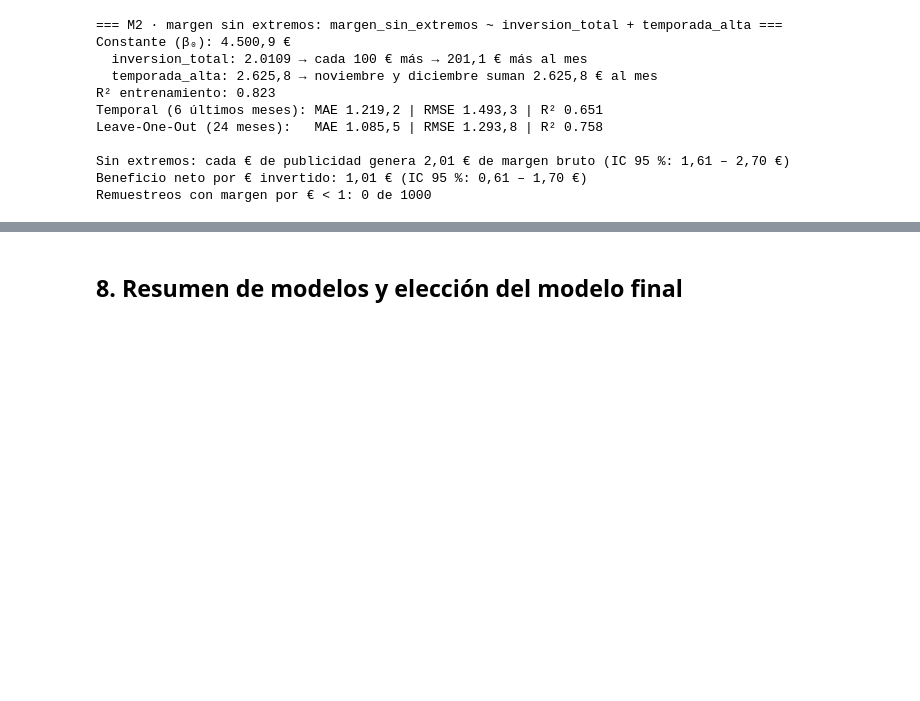
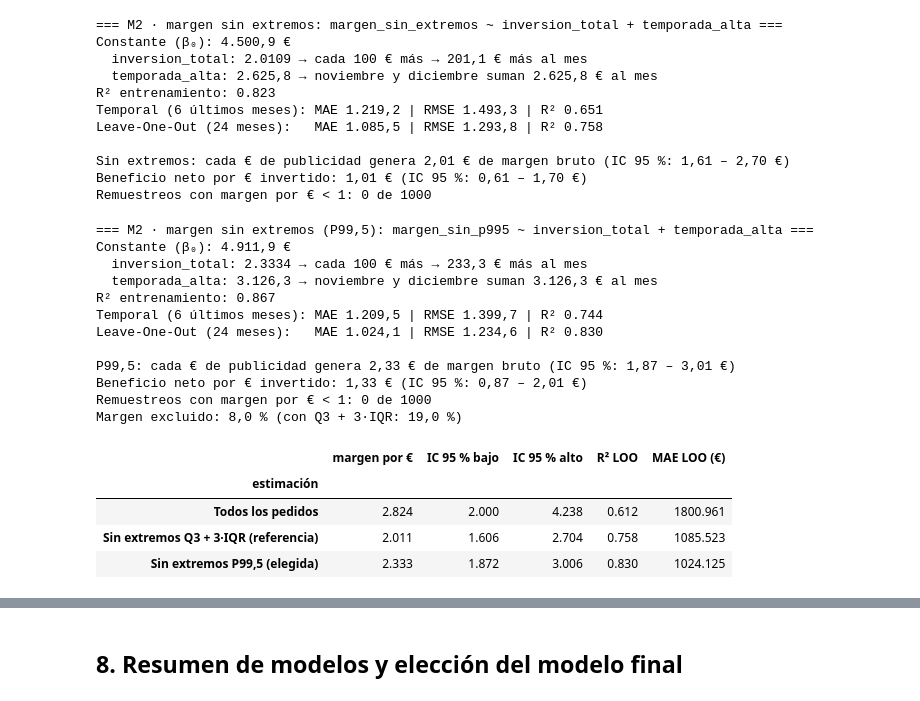
Before and after one commit to ivangarciajimenez06-blip/tienda-analytics, a Jupyter notebook: notebooks/02_regresion.ipynb, the cells around one changed output, grey strips where cells are left out. Drawn from its saved outputs; the diff is of its cells as text; code cells hidden in the pictures; blank space fills up the shorter version.

```diff
--- a/notebooks/02_regresion.ipynb
+++ b/notebooks/02_regresion.ipynb
@@ -493,6 +660,48 @@ Leave-One-Out (24 meses):   MAE 1.085,5 | RMSE 1.293,8 | R² 0.758
 Sin extremos: cada € de publicidad genera 2,01 € de margen bruto (IC 95 %: 1,61 – 2,70 €)
 Beneficio neto por € invertido: 1,01 € (IC 95 %: 0,61 – 1,70 €)
 Remuestreos con margen por € < 1: 0 de 1000
+# %%
+# Estimación elegida: sin los pedidos por encima del percentil 99,5 (criterio de la sección 6.1)
+res_margen_p995 = evaluar(MODELOS["M2"], "margen_sin_p995")
+mostrar("M2 · margen sin extremos (P99,5)", res_margen_p995, unidad="€")
+
+coefs_margen_p995 = bootstrap(MODELOS["M2"], "margen_sin_p995")
+beta_margen_p995 = res_margen_p995["modelo"].coef_[0]
+mp_bajo, mp_alto = np.percentile(coefs_margen_p995, [2.5, 97.5])
+margen_excluido = 1 - mensual["margen_sin_p995"].sum() / mensual["margen_bruto"].sum()
+print(f"P99,5: cada € de publicidad genera {num(beta_margen_p995, 2)} € de margen bruto "
+      f"(IC 95 %: {num(mp_bajo, 2)} – {num(mp_alto, 2)} €)")
+print(f"Beneficio neto por € invertido: {num(beta_margen_p995 - 1, 2)} € (IC 95 %: {num(mp_bajo - 1, 2)} – {num(mp_alto - 1, 2)} €)")
+print(f"Remuestreos con margen por € < 1: {(coefs_margen_p995 < 1).sum()} de {len(coefs_margen_p995)}")
+print(f"Margen excluido: {num(100 * margen_excluido, 1)} % "
+      f"(con Q3 + 3·IQR: {num(100 * (1 - mensual['margen_sin_extremos'].sum() / mensual['margen_bruto'].sum()), 1)} %)")
+
+pd.DataFrame({
+    "estimación": ["Todos los pedidos", "Sin extremos Q3 + 3·IQR (referencia)", "Sin extremos P99,5 (elegida)"],
+    "margen por €": [beta_margen, beta_margen_sin, beta_margen_p995],
+    "IC 95 % bajo": [mg_bajo, ms_bajo, mp_bajo],
+    "IC 95 % alto": [mg_alto, ms_alto, mp_alto],
+    "R² LOO": [r["loo"]["R2"] for r in (res_margen, res_margen_sin, res_margen_p995)],
+    "MAE LOO (€)": [r["loo"]["MAE"] for r in (res_margen, res_margen_sin, res_margen_p995)],
+}).set_index("estimación").round(3)
+# %% [output]
+=== M2 · margen sin extremos (P99,5): margen_sin_p995 ~ inversion_total + temporada_alta ===
+Constante (β₀): 4.911,9 €
+  inversion_total: 2.3334 → cada 100 € más → 233,3 € más al mes
+  temporada_alta: 3.126,3 → noviembre y diciembre suman 3.126,3 € al mes
+R² entrenamiento: 0.867
+Temporal (6 últimos meses): MAE 1.209,5 | RMSE 1.399,7 | R² 0.744
+Leave-One-Out (24 meses):   MAE 1.024,1 | RMSE 1.234,6 | R² 0.830
+
+P99,5: cada € de publicidad genera 2,33 € de margen bruto (IC 95 %: 1,87 – 3,01 €)
+Beneficio neto por € invertido: 1,33 € (IC 95 %: 0,87 – 2,01 €)
+Remuestreos con margen por € < 1: 0 de 1000
+Margen excluido: 8,0 % (con Q3 + 3·IQR: 19,0 %)
+|  | margen por € | IC 95 % bajo | IC 95 % alto | R² LOO | MAE LOO (€) |
+| estimación |  |  |  |  |  |
+| Todos los pedidos | 2.824 | 2.000 | 4.238 | 0.612 | 1800.961 |
+| Sin extremos Q3 + 3·IQR (referencia) | 2.011 | 1.606 | 2.704 | 0.758 | 1085.523 |
+| Sin extremos P99,5 (elegida) | 2.333 | 1.872 | 3.006 | 0.830 | 1024.125 |
 # %% [markdown]
 **¿Compensa invertir más?** Sí, dentro del rango observado.
 
```
Also changed, not shown: parts of 12 cells of this notebook, 1 other file.
